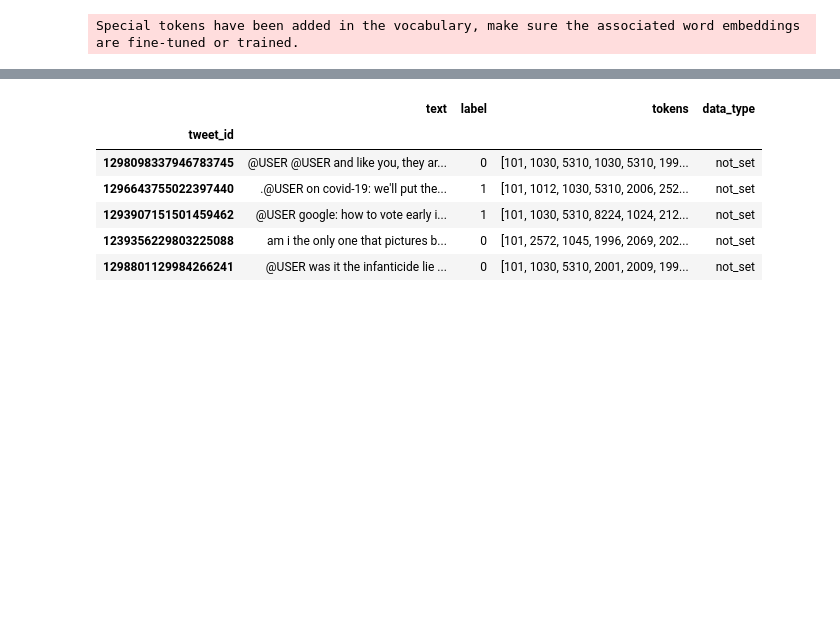
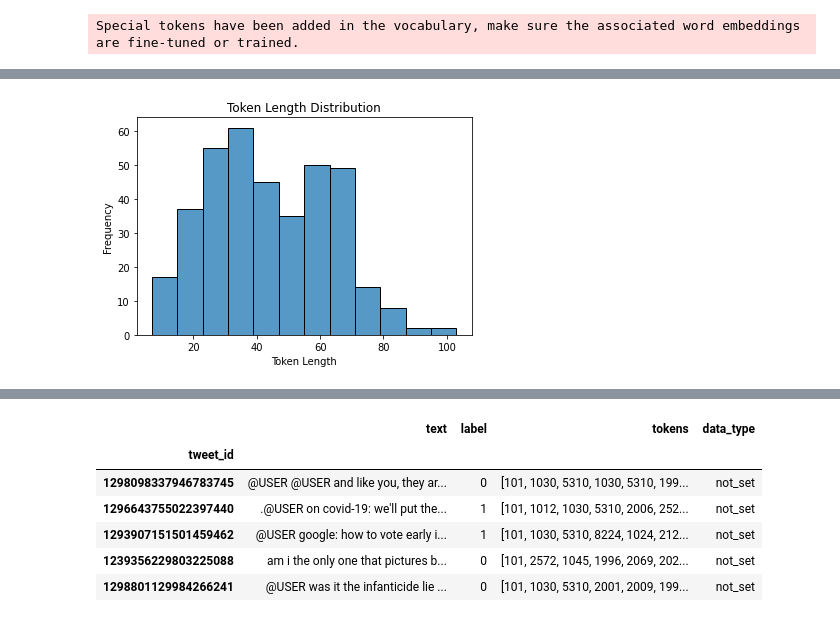
Before and after one commit to elamraniadnane1/CSC5382_SP24_FINALPROJECT, a Jupyter notebook: scripts/Milestone_Unit3.ipynb, the cells around one changed output, grey strips where cells are left out. Saved outputs shown, nothing was run; the diff lists cells and outputs as text; code cells hidden in the pictures; blank space fills up the shorter version.

```diff
--- a/scripts/Milestone_Unit3.ipynb
+++ b/scripts/Milestone_Unit3.ipynb
@@ -462,0 +540,25 @@ Row(id=UUID('bd105f7d-b0c3-4e3e-add7-fa3d3d0d2646'), features=
+# %%
+from cassandra.cluster import Cluster
+import pandas as pd
+
+print("Connecting to the Cassandra Database...")
+cluster = Cluster(contact_points=['127.0.0.1'], port=9042)
+session = cluster.connect()
+session.set_keyspace('keyspace')
+
+# Query to retrieve data from Cassandra
+query = "SELECT id, tokens, label FROM features;"
+rows = session.execute(query)
+
+# Convert the data to a Pandas DataFrame
+data = pd.DataFrame(list(rows))
+
+# Assuming 'tokens' are your features and 'label' is the target variable
+# Format data for training
+X = data['tokens'].tolist()  # Feature set
+y = data['label'].tolist()   # Labels
+
+# At this point, X and y can be used in a machine learning model training process.
+# Example: Using these in a PyTorch or TensorFlow training pipeline.
+
+print("Data loading completed successfully.")
@@ -462,0 +835,9 @@ Row(id=UUID('bd105f7d-b0c3-4e3e-add7-fa3d3d0d2646'), features=
+# %%
+token_lengths = data['tokens'].apply(len)
+sns.histplot(token_lengths)
+plt.title('Token Length Distribution')
+plt.xlabel('Token Length')
+plt.ylabel('Frequency')
+plt.show()
+# %% [output]
+[figure, added]
```
Also changed, not shown: parts of 21 cells of this notebook, 2 other files.
